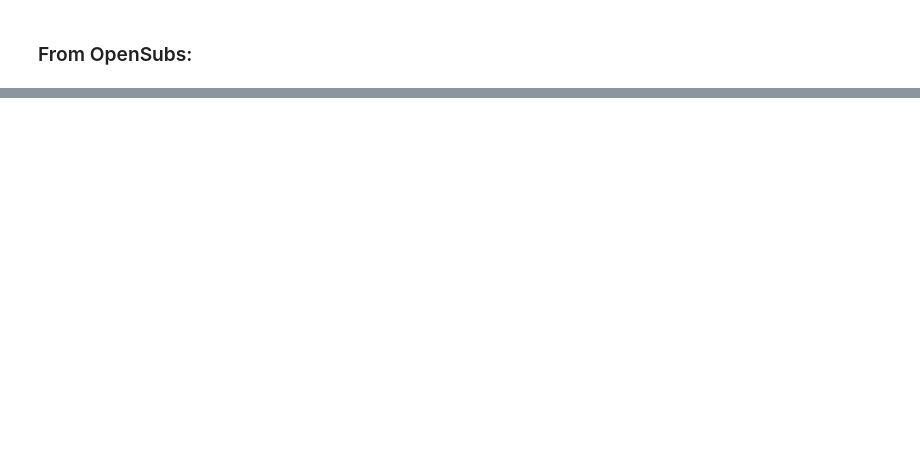
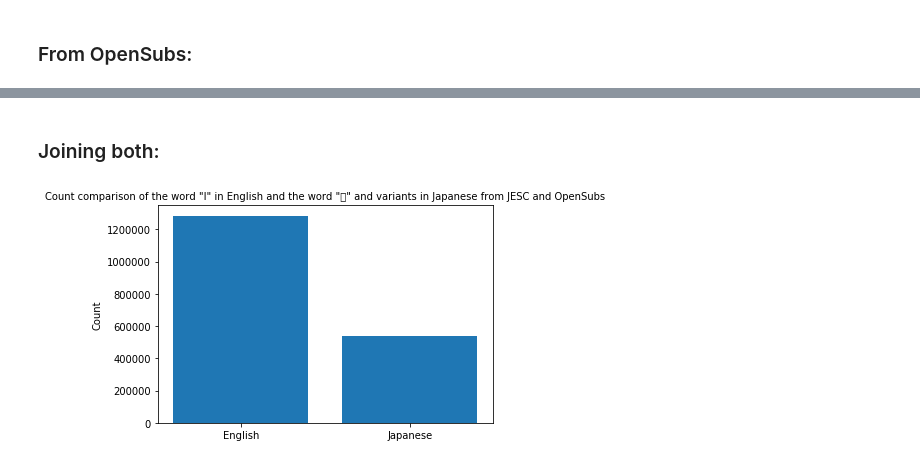
Before and after one commit to Wigder/shizen, a Jupyter notebook: i_count.ipynb, the cells around one changed output, grey strips where cells are left out. Cells and saved outputs as stored; diff of their text form; code cells hidden in the pictures; blank space fills up the shorter version.

```diff
--- a/i_count.ipynb
+++ b/i_count.ipynb
@@ -35,0 +138,27 @@ import matplotlib.pyplot as plt
+# %% [markdown]
+### Joining both:
+# %%
+%matplotlib inline
+
+import matplotlib.pyplot as plt
+from matplotlib.font_manager import FontProperties
+import numpy as np
+
+# TODO: fix font issues
+font = FontProperties("Meiryo")
+# TODO: customise graph further
+
+joint_bar_objects = ["English", "Japanese"]
+joint_y_pos = np.arange(len(joint_bar_objects))
+joint_bar_h = (jesc_i_count_en+os_i_count_en, jesc_i_count_ja+os_i_count_ja)
+
+joint_bar = plt.bar(joint_y_pos, joint_bar_h, align="center")
+plt.xticks(joint_y_pos, joint_bar_objects, fontproperties=font)
+plt.ylabel("Count", fontproperties=font)
+plt.title("Count comparison of the word \"I\" in English and the word \"私\" and variants in Japanese from JESC and "
+          "OpenSubs",
+          fontproperties=font)
+
+plt.show()
+# %% [output]
+[figure, added]
```
Also changed, not shown: parts of 11 cells of this notebook.
